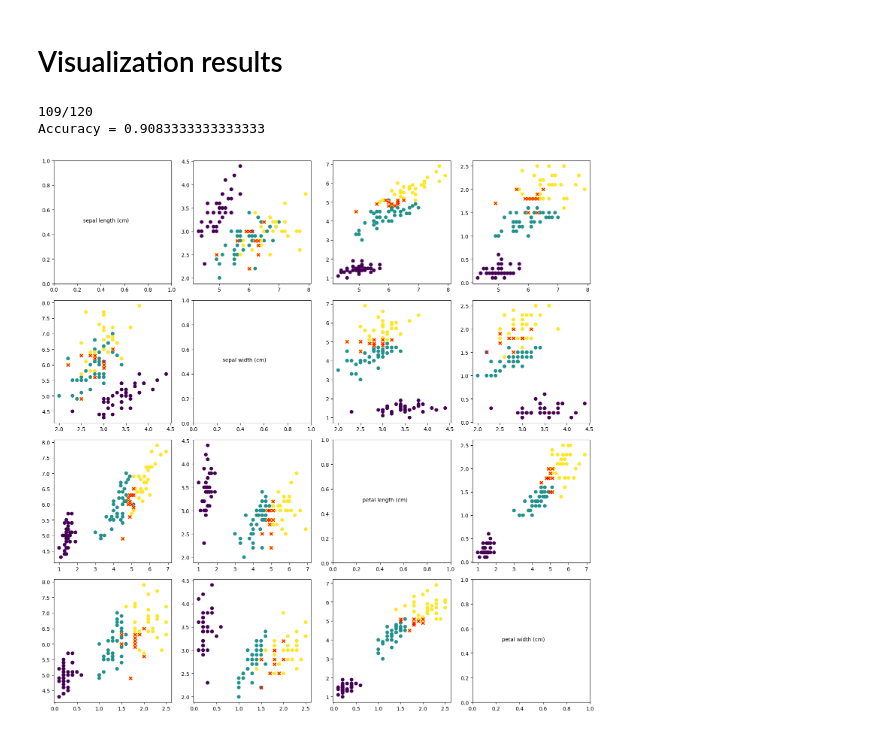
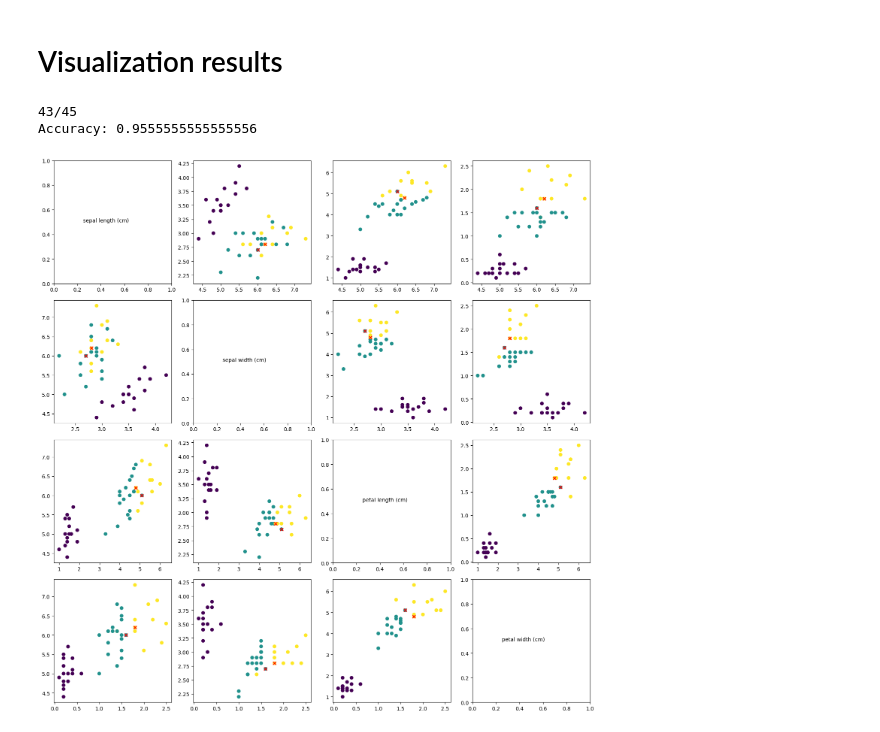
Before and after one commit to pishchev/MachineLearning, a Jupyter notebook: KNN/knn.ipynb, the cells around one changed output. Drawn from its saved outputs; the diff is of its cells as text; code cells hidden in the pictures.

```diff
--- a/KNN/knn.ipynb
+++ b/KNN/knn.ipynb
@@ -52,11 +57,11 @@ Ready!
 # %% [markdown]
 # Visualization results
-# %%
-#сравнить с sklearn
-accuracy, wrongs = trainer.accuracy(weights, metric)
-print("Accuracy = "+str(accuracy))
-draw.plot_features_data(trainer.test_data,trainer.test_labels, iris.feature_names, wrongs)
-# %% [output]
-109/120
-Accuracy = 0.9083333333333333
-[figure, removed]
+# %%
+predicts = model.predicts(test_X, train_X, train_Y)
+utils.accuracy(predicts, test_Y)
+wrongs = utils.wrong_indexes(predicts, test_Y)
+draw.plot_features_data(test_X, test_Y, iris.feature_names, wrongs)
+# %% [output]
+43/45
+Accuracy: 0.9555555555555556
+[figure, added]
```
Also changed, not shown: parts of 6 cells of this notebook, 3 other files.
